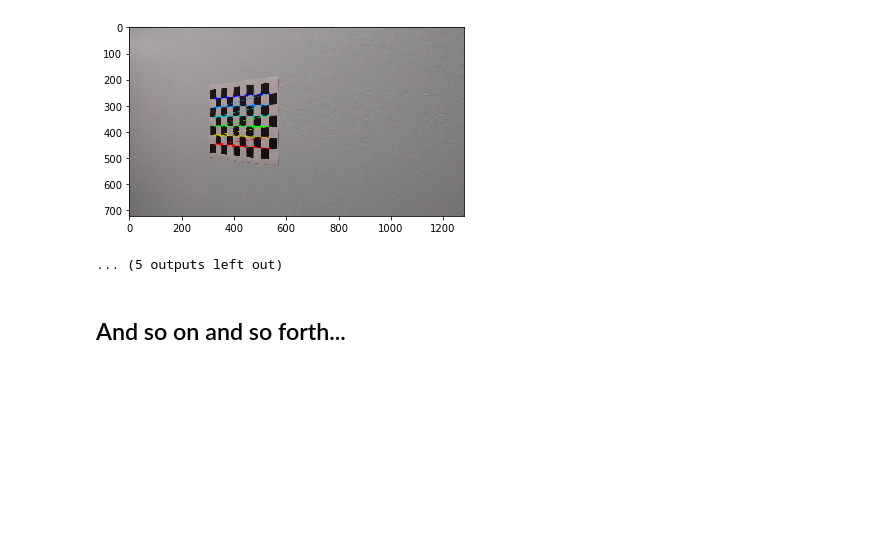
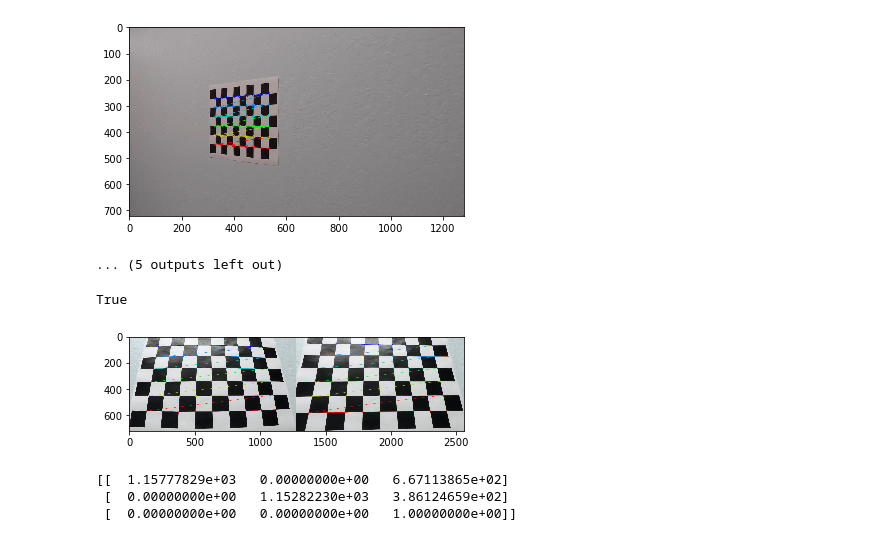
Before and after one commit to johnflux/CarND-Advanced-Lane-Lines, a Jupyter notebook: calibrate.ipynb, the cells around one changed output. Saved outputs shown, nothing was run; the diff lists cells and outputs as text; code cells hidden in the pictures; blank space fills up the shorter version.

```diff
--- a/calibrate.ipynb
+++ b/calibrate.ipynb
@@ -51,6 +51,8 @@ for fname in images:
         img = cv2.drawChessboardCorners(img, (9,6), corners, ret)
         plt.imshow(img)
         plt.show()
+
+ret, camera_undistort_matrix, camera_undistort_dist, rvecs, tvecs = cv2.calibrateCamera(objpoints, imgpoints, gray.shape[::-1], None, None)
 # %% [output]
 [figure]
 [figure]
@@ -65,5 +67,27 @@ for fname in images:
 [figure]
 [figure]
 ... (5 outputs left out)
-# %% [markdown]
-## And so on and so forth...
+# %%
+fname = images[8]
+img = cv2.imread(fname)
+gray = cv2.cvtColor(img,cv2.COLOR_BGR2GRAY)
+ret, corners = cv2.findChessboardCorners(gray, (9,6),None)
+print(ret)
+img = cv2.drawChessboardCorners(img, (9,6), corners, ret)
+dst = cv2.undistort(img, camera_undistort_matrix, camera_undistort_dist, None, camera_undistort_matrix)
+img = np.concatenate((img, dst), axis=1)
+plt.imshow(img)
+cv2.imwrite("output_images/undistort_chessboard.png", img)
+plt.show()
+# %% [output]
+True
+[figure, added]
+# %%
+import pickle
+with open('camera_undistort_matrix.pkl', 'wb') as f:
+    pickle.dump((camera_undistort_matrix, camera_undistort_dist), f)
+print(camera_undistort_matrix)
+# %% [output]
+[[  1.15777829e+03   0.00000000e+00   6.67113865e+02]
+ [  0.00000000e+00   1.15282230e+03   3.86124659e+02]
+ [  0.00000000e+00   0.00000000e+00   1.00000000e+00]]
```
Also changed, not shown: parts of 1 cell of this notebook, 6 other files.
